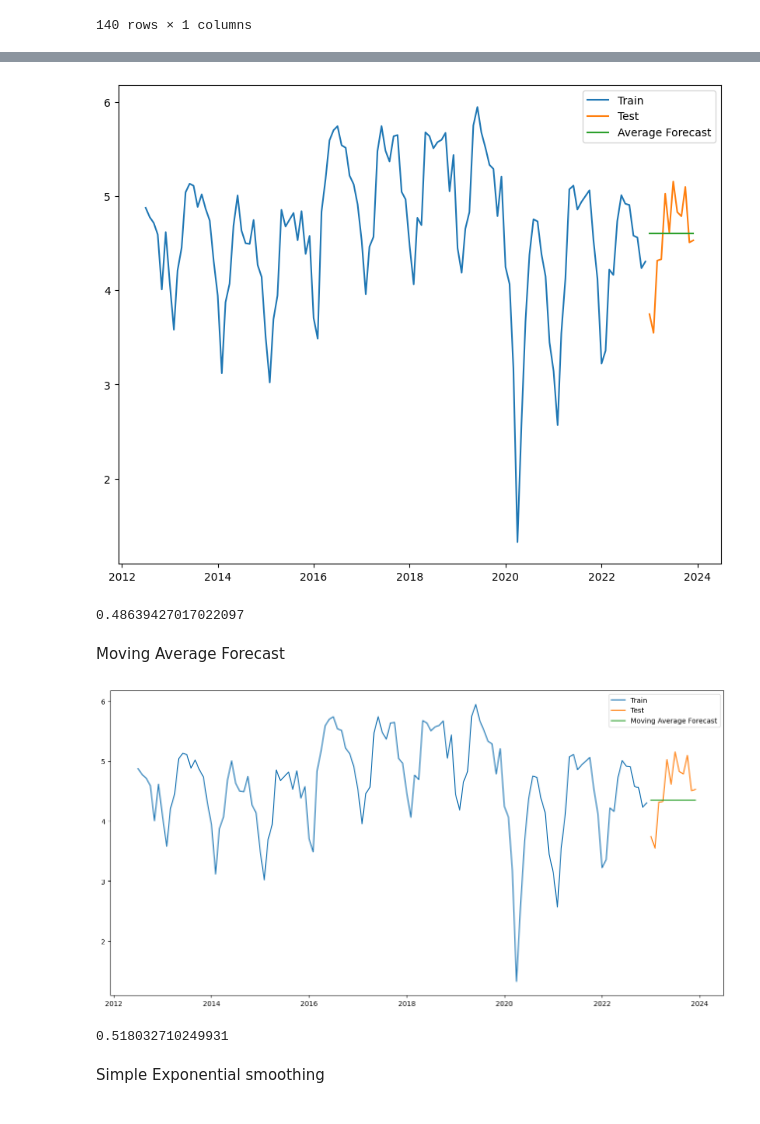
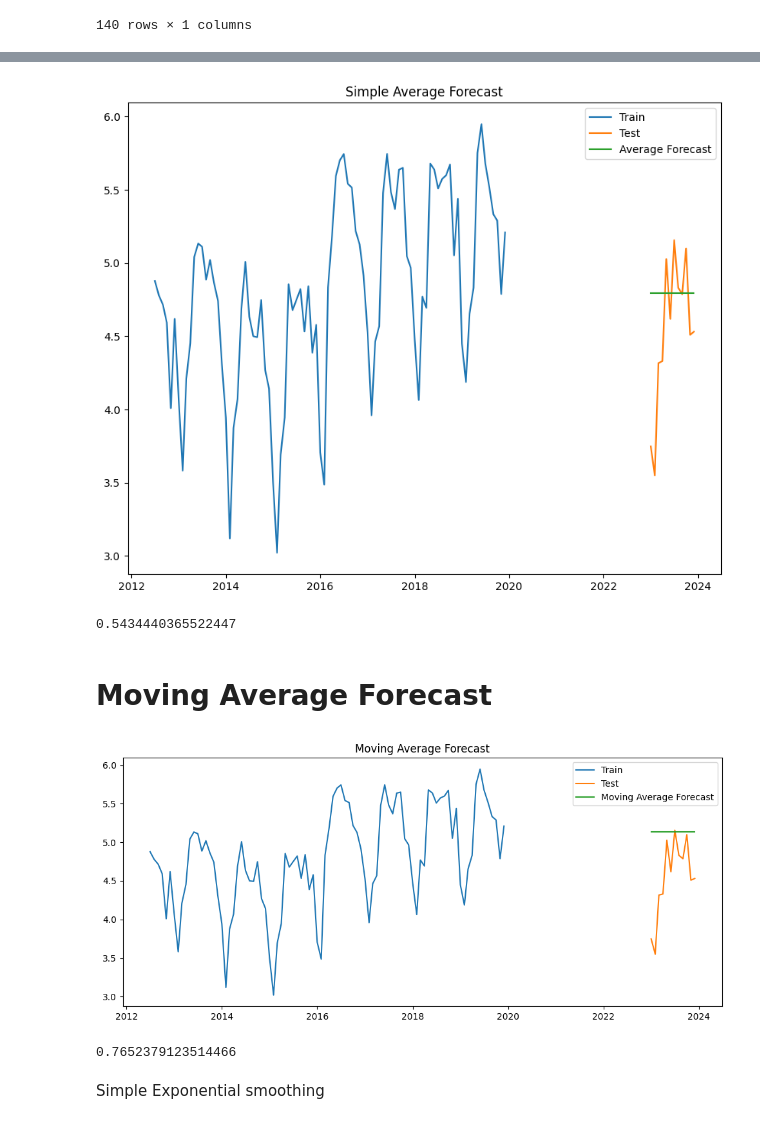
Before and after one commit to Y24-Y3/BigDataProject, a Jupyter notebook: NYC_Crashers.ipynb, the cells around one changed output, grey strips where cells are left out. Cells and saved outputs as stored; diff of their text form; code cells hidden in the pictures.

```diff
--- a/NYC_Crashers.ipynb
+++ b/NYC_Crashers.ipynb
@@ -238,5 +352,5 @@ affected
 | 2024-02-01 | 3.587 |
 140 rows × 1 columns
 # %%
-train = affected[affected.index.year < 2023]
+train = affected[affected.index.year < 2020]
 test = affected[affected.index.year == 2023]
@@ -278,32 +392,34 @@ plt.plot(train, label='Train')
 plt.plot(test, label='Test')
 plt.plot(y_hat_avg['avg_forecast'], label='Average Forecast')
 plt.legend(loc='best')
+plt.title("Simple Average Forecast")
 plt.show()
 # %% [output]
-[figure, old version]
+[figure, new version]
 # %%
 rms = np.sqrt(mean_squared_error(test['num_affected(thousands)'], y_hat_avg.avg_forecast))
 print(rms)
 # %% [output]
-0.48639427017022097
+0.5434440365522447
-# %% [markdown]
-Moving Average Forecast
+# %% [markdown]
+<h1>Moving Average Forecast</h1>
 # %%
 y_hat_avg = test.copy()
 y_hat_avg['moving_avg_forecast'] = train['num_affected(thousands)'].rolling(12).mean().iloc[-1]
-plt.figure(figsize=(16,8))
+plt.figure(figsize=(12,5))
 plt.plot(train, label='Train')
 plt.plot(test, label='Test')
 plt.plot(y_hat_avg['moving_avg_forecast'], label='Moving Average Forecast')
 plt.legend(loc='best')
+plt.title("Moving Average Forecast")
 plt.show()
 # %% [output]
-[figure, old version]
+[figure, new version]
 # %%
 rms = np.sqrt(mean_squared_error(test['num_affected(thousands)'], y_hat_avg.moving_avg_forecast))
 print(rms)
 # %% [output]
-0.518032710249931
+0.7652379123514466
 # %% [markdown]
 Simple Exponential smoothing
 # %%
```
Also changed, not shown: parts of 73 cells of this notebook.
